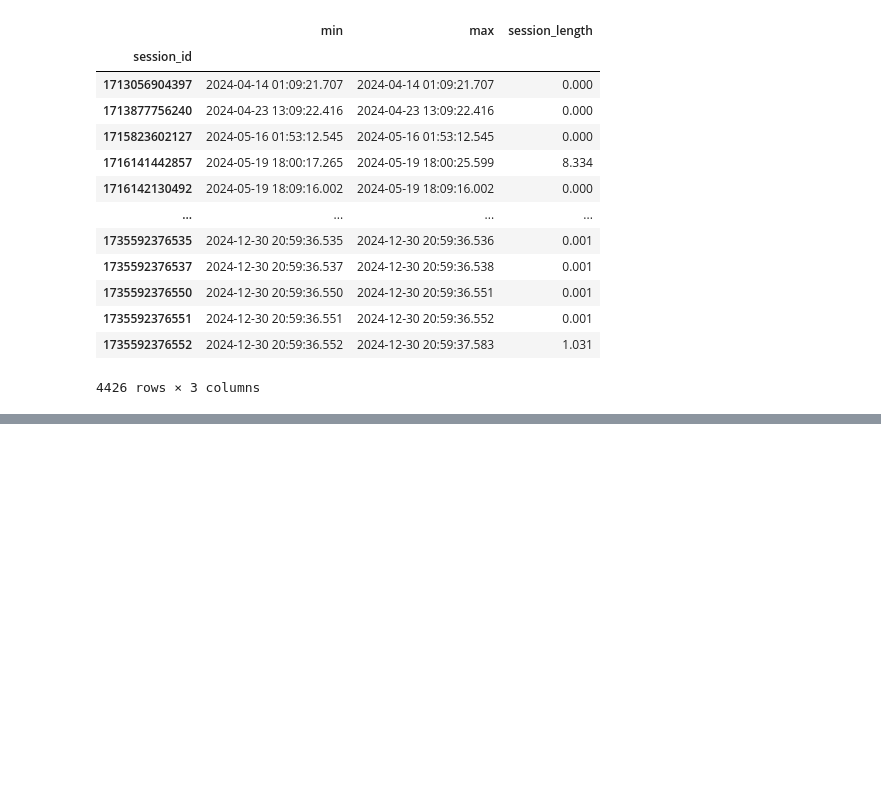
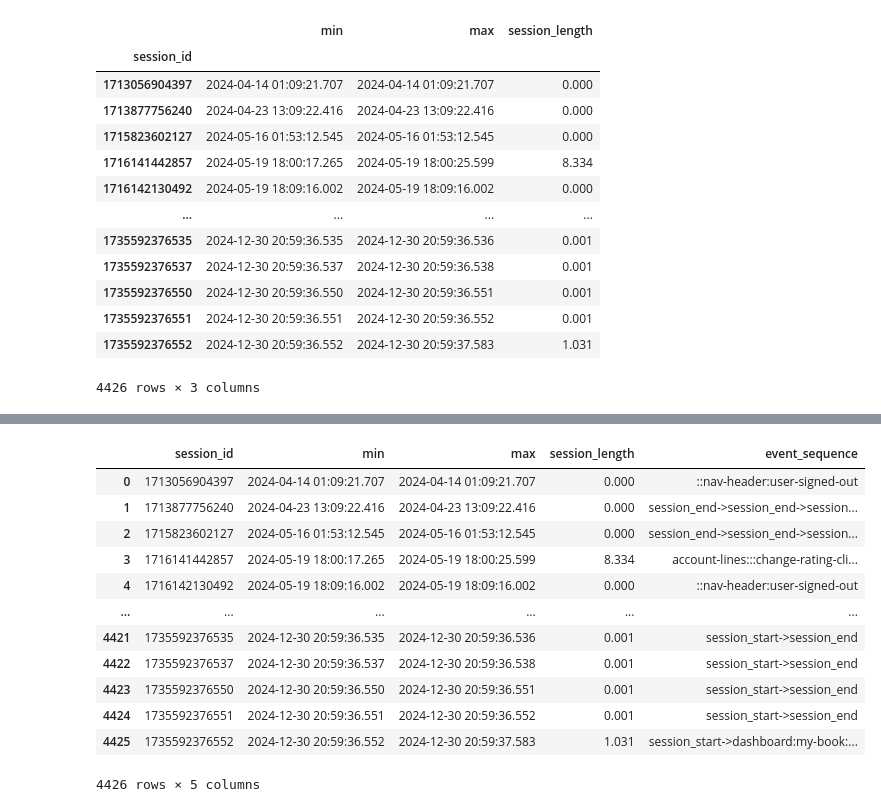
Before and after one commit to adeline-su/cxc2025, a Jupyter notebook: notebooks/julia_eda.ipynb, the cells around one changed output, grey strips where cells are left out. Saved outputs shown, nothing was run; the diff lists cells and outputs as text; code cells hidden in the pictures; blank space fills up the shorter version.

```diff
--- a/notebooks/julia_eda.ipynb
+++ b/notebooks/julia_eda.ipynb
@@ -332,0 +375,20 @@ print(session_times["session_length"].max())
+# %%
+# Create a sequence of actions for each session
+event_sequences = df.groupby('session_id')['event_type'].apply('->'.join).reset_index()
+sessions = pd.merge(sessions, event_sequences, on='session_id', how='left') # rename the column to event_sequence
+sessions.rename(columns={"event_type": "event_sequence"}, inplace=True)
+sessions
+# %% [output]
+|  | session_id | min | max | session_length | event_sequence |
+| 0 | 1713056904397 | 2024-04-14 01:09:21.707 | 2024-04-14 01:09:21.707 | 0.000 | ::nav-header:user-signed-out |
+| 1 | 1713877756240 | 2024-04-23 13:09:22.416 | 2024-04-23 13:09:22.416 | 0.000 | session_end->session_end->session... |
+| 2 | 1715823602127 | 2024-05-16 01:53:12.545 | 2024-05-16 01:53:12.545 | 0.000 | session_end->session_end->session... |
+| 3 | 1716141442857 | 2024-05-19 18:00:17.265 | 2024-05-19 18:00:25.599 | 8.334 | account-lines:::change-rating-cli... |
+| 4 | 1716142130492 | 2024-05-19 18:09:16.002 | 2024-05-19 18:09:16.002 | 0.000 | ::nav-header:user-signed-out |
+| ... | ... | ... | ... | ... | ... |
+| 4421 | 1735592376535 | 2024-12-30 20:59:36.535 | 2024-12-30 20:59:36.536 | 0.001 | session_start->session_end |
+| 4422 | 1735592376537 | 2024-12-30 20:59:36.537 | 2024-12-30 20:59:36.538 | 0.001 | session_start->session_end |
+| 4423 | 1735592376550 | 2024-12-30 20:59:36.550 | 2024-12-30 20:59:36.551 | 0.001 | session_start->session_end |
+| 4424 | 1735592376551 | 2024-12-30 20:59:36.551 | 2024-12-30 20:59:36.552 | 0.001 | session_start->session_end |
+| 4425 | 1735592376552 | 2024-12-30 20:59:36.552 | 2024-12-30 20:59:37.583 | 1.031 | session_start->dashboard:my-book:... |
+4426 rows × 5 columns
```
Also changed, not shown: parts of 14 cells of this notebook.
